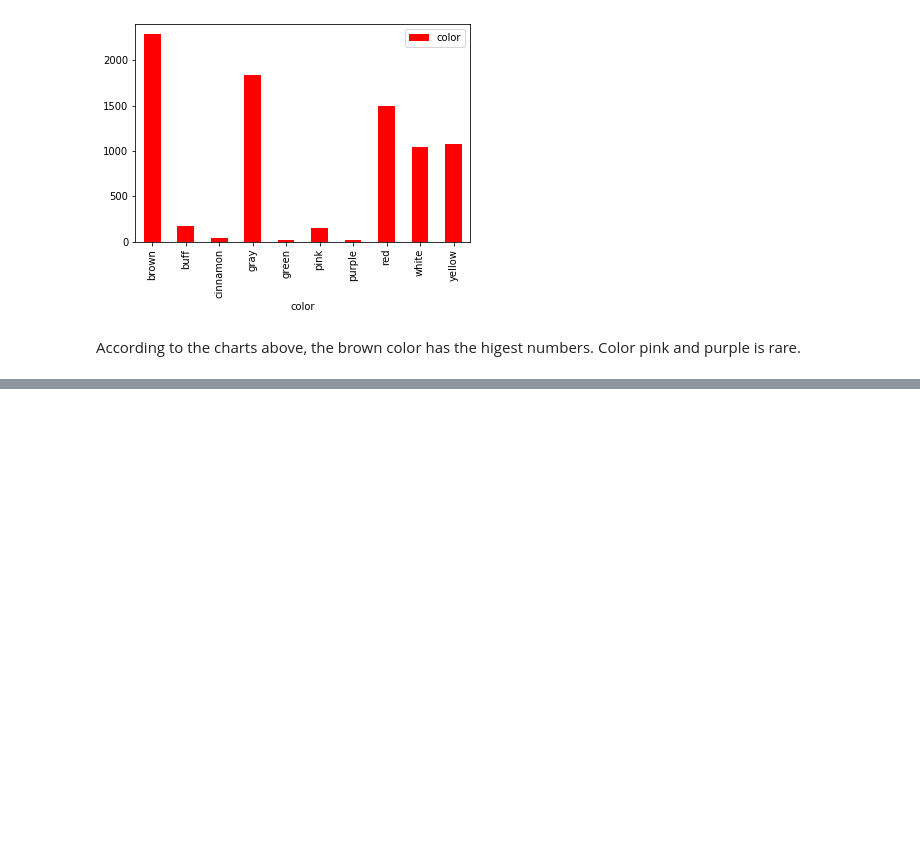
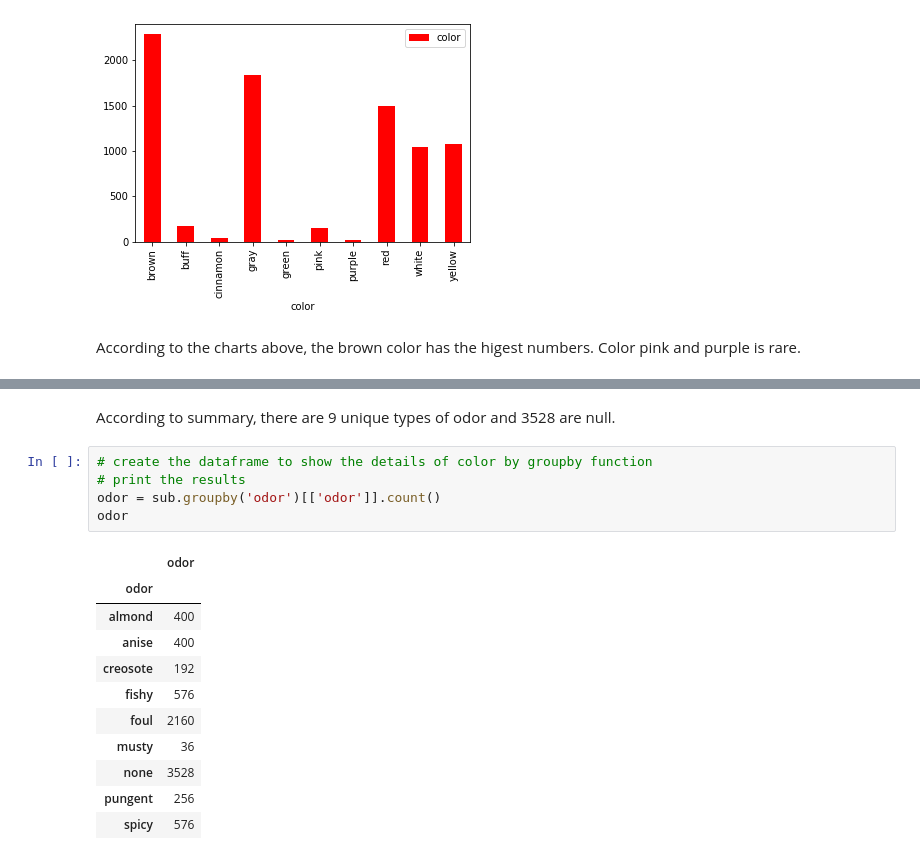
Before and after one commit to mandy941/final, a Jupyter notebook: M_Y_Project4.ipynb, the cells around one changed output, grey strips where cells are left out. Saved outputs shown, nothing was run; the diff lists cells and outputs as text; blank space fills up the shorter version.

```diff
--- a/M_Y_Project4.ipynb
+++ b/M_Y_Project4.ipynb
@@ -272,0 +288,19 @@ According to the charts above, the brown color has the higest numbers. Color pin
+# %% [markdown]
+According to summary, there are 9 unique types of odor and 3528 are null.
+# %%
+# create the dataframe to show the details of color by groupby function
+# print the results
+odor = sub.groupby('odor')[['odor']].count()
+odor
+# %% [output]
+|  | odor |
+| odor |  |
+| almond | 400 |
+| anise | 400 |
+| creosote | 192 |
+| fishy | 576 |
+| foul | 2160 |
+| musty | 36 |
+| none | 3528 |
+| pungent | 256 |
+| spicy | 576 |
```
Also changed, not shown: parts of 9 cells of this notebook.
